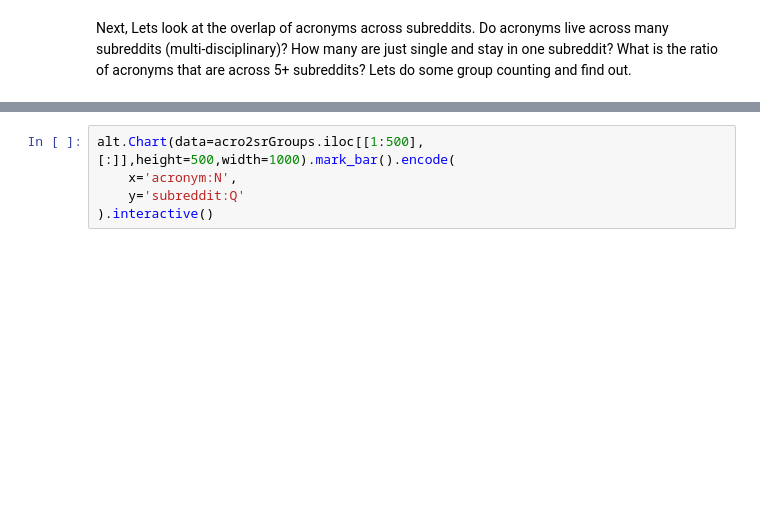
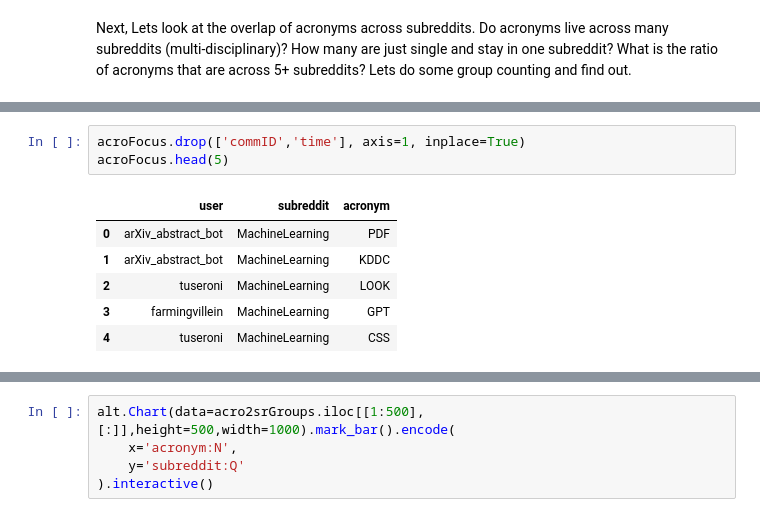
Before and after one commit to salbaroudi/RedditAnalytics, a Jupyter notebook: DataExp1.ipynb, the cells around one changed output, grey strips where cells are left out. Saved outputs shown, nothing was run; the diff lists cells and outputs as text; blank space fills up the shorter version.

```diff
--- a/DataExp1.ipynb
+++ b/DataExp1.ipynb
@@ -231,0 +244,10 @@ subreddits? Lets do some group counting and find out.
+# %%
+acroFocus.drop(['commID','time'], axis=1, inplace=True)
+acroFocus.head(5)
+# %% [output]
+|  | user | subreddit | acronym |
+| 0 | arXiv_abstract_bot | MachineLearning | PDF |
+| 1 | arXiv_abstract_bot | MachineLearning | KDDC |
+| 2 | tuseroni | MachineLearning | LOOK |
+| 3 | farmingvillein | MachineLearning | GPT |
+| 4 | tuseroni | MachineLearning | CSS |
```
Also changed, not shown: parts of 8 cells of this notebook, 2 other files.
